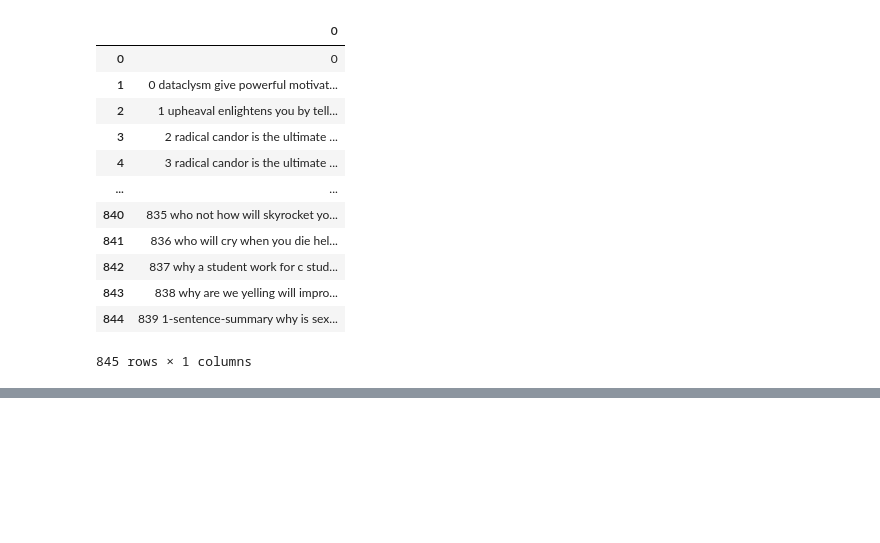
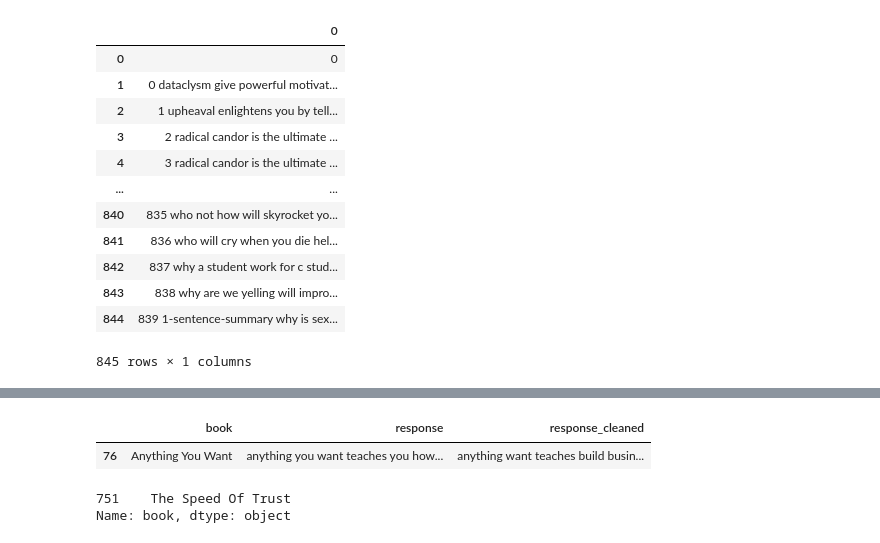
Before and after one commit to elaineye117/book_search_and_recommendation, a Jupyter notebook: 650data.ipynb, the cells around one changed output, grey strips where cells are left out. Drawn from its saved outputs; the diff is of its cells as text; code cells hidden in the pictures; blank space fills up the shorter version.

```diff
--- a/650data.ipynb
+++ b/650data.ipynb
@@ -355,0 +435,11 @@ aces.to_csv('##.txt')
+# %%
+df_response = df2.loc[df2['response_cleaned'] == 'anything want teaches build business that’s based are, become anything want be, rather following traditional paths startup corporate culture.']
+df_response
+# %% [output]
+|  | book | response | response_cleaned |
+| 76 | Anything You Want | anything you want teaches you how... | anything want teaches build busin... |
+# %%
+df_response.book
+# %% [output]
+751    The Speed Of Trust
+Name: book, dtype: object
```
Also changed, not shown: parts of 14 cells of this notebook.
